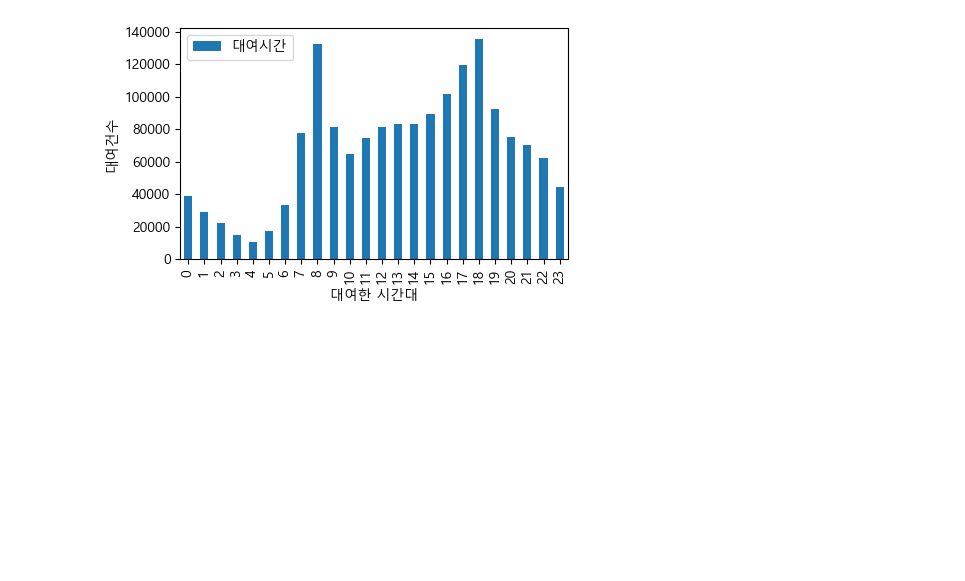
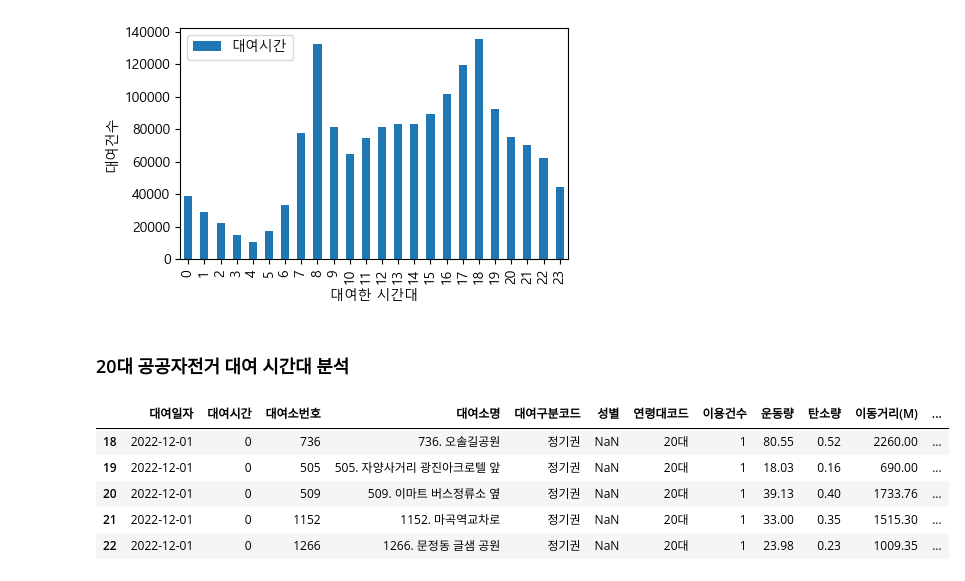
Before and after one commit to Aimerlee123/Python-teamproject, a Jupyter notebook: 세미프로젝트_공공자전거 시간별 분석.ipynb, the cells around one changed output. Saved outputs shown, nothing was run; the diff lists cells and outputs as text; code cells hidden in the pictures; blank space fills up the shorter version.

```diff
--- a/세미프로젝트_공공자전거 시간별 분석.ipynb
+++ b/세미프로젝트_공공자전거 시간별 분석.ipynb
@@ -153,3 +156,16 @@ time2.plot.bar(xlabel = '대여한 시간대', ylabel = '대여건수', figsize
 # %% [output]
 <AxesSubplot:xlabel='대여한 시간대', ylabel='대여건수'>
 [figure]
+# %% [markdown]
+### 20대 공공자전거 대여 시간대 분석
+# %%
+# 20대 사용 시간대
+time_age = time[time['연령대코드'] == '20대']
+time_age.head()
+# %% [output]
+|  | 대여일자 | 대여시간 | 대여소번호 | 대여소명 | 대여구분코드 | 성별 | 연령대코드 | 이용건수 | 운동량 | 탄소량 | 이동거리(M) | ... |
+| 18 | 2022-12-01 | 0 | 736 | 736. 오솔길공원 | 정기권 | NaN | 20대 | 1 | 80.55 | 0.52 | 2260.00 | ... |
+| 19 | 2022-12-01 | 0 | 505 | 505. 자양사거리 광진아크로텔 앞 | 정기권 | NaN | 20대 | 1 | 18.03 | 0.16 | 690.00 | ... |
+| 20 | 2022-12-01 | 0 | 509 | 509. 이마트 버스정류소 옆 | 정기권 | NaN | 20대 | 1 | 39.13 | 0.40 | 1733.76 | ... |
+| 21 | 2022-12-01 | 0 | 1152 | 1152. 마곡역교차로 | 정기권 | NaN | 20대 | 1 | 33.00 | 0.35 | 1515.30 | ... |
+| 22 | 2022-12-01 | 0 | 1266 | 1266. 문정동 글샘 공원 | 정기권 | NaN | 20대 | 1 | 23.98 | 0.23 | 1009.35 | ... |
```
Also changed, not shown: parts of 7 cells of this notebook.
